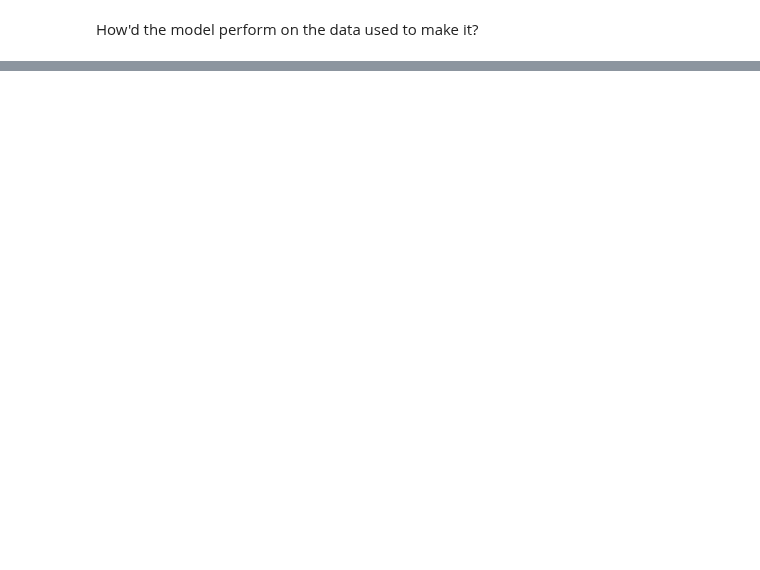
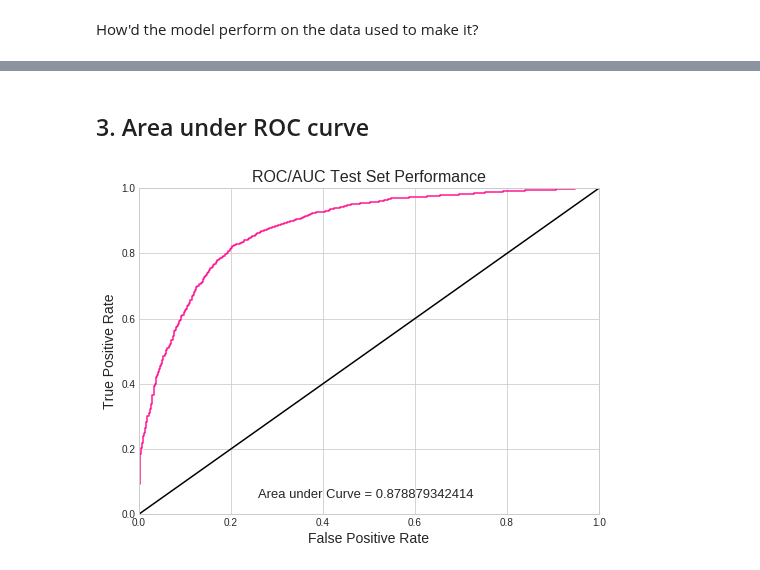
Before and after one commit to jdiaz4302/tornadoesr, a Jupyter notebook: Complete_Workflow/Tangent_Explorations/damage_classifier.ipynb, the cells around one changed output, grey strips where cells are left out. Saved outputs shown, nothing was run; the diff lists cells and outputs as text; code cells hidden in the pictures; blank space fills up the shorter version.

Commit message:
Added AUC ROC evaluation and better text

```diff
--- a/Complete_Workflow/Tangent_Explorations/damage_classifier.ipynb
+++ b/Complete_Workflow/Tangent_Explorations/damage_classifier.ipynb
@@ -409,0 +416,24 @@ test_accuracy = (sum(number_correct_preds) / len(number_correct_preds))[0]
+# %% [markdown]
+## 3. Area under ROC curve
+# %%
+# Get the false positive and true positive rates using scikit-learn
+fpr_a, tpr_a, _ = roc_curve(y_true = test_outcome_Tensor.numpy(),
+                            y_score = model(Variable(test_predictors_Tensor, requires_grad = False)).data.numpy())
+
+# Calculate the area under the curve
+area_under = auc(x = fpr_a,
+                 y = tpr_a)
+
+
+# Plot it all
+plt.plot(fpr_a, tpr_a, 'deeppink')
+plt.plot(fpr_a, fpr_a, 'black')
+plt.xlabel('False Positive Rate', size = 14)
+plt.ylabel('True Positive Rate', size = 14)
+plt.title('ROC/AUC Test Set Performance', size = 16)
+plt.text(0.26, 0.05, 'Area under Curve = %s'%(area_under), size = 13)
+axes = plt.gca()
+axes.set_xlim([0, 1])
+axes.set_ylim([0, 1]);
+# %% [output]
+[figure, added]
```
Also changed, not shown: parts of 11 cells of this notebook.
